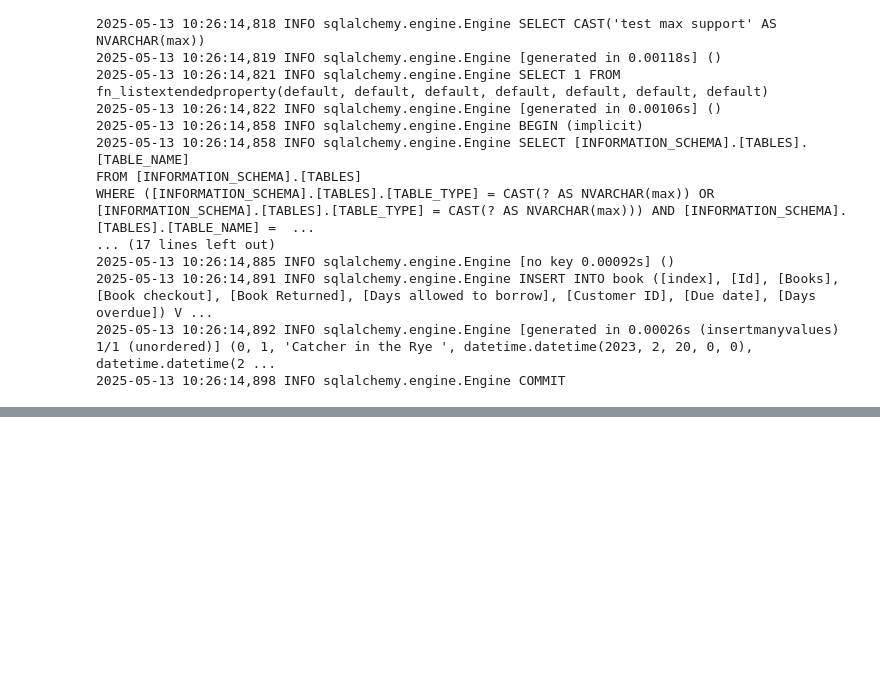
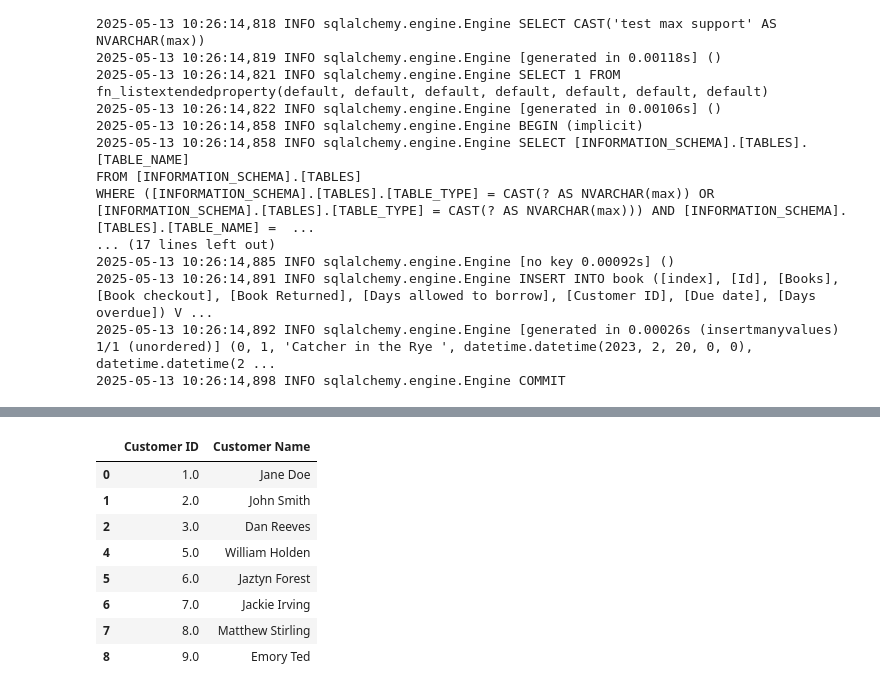
Before and after one commit to craha/DE5-M5, a Jupyter notebook: datacleaner.ipynb, the cells around one changed output, grey strips where cells are left out. Drawn from its saved outputs; the diff is of its cells as text; code cells hidden in the pictures; blank space fills up the shorter version.

```diff
--- a/datacleaner.ipynb
+++ b/datacleaner.ipynb
@@ -136,0 +155,15 @@ WHERE ([INFORMATION_SCHEMA].[TABLES].[TABLE_TYPE] = CAST(? AS NVARCHAR(max)) OR
+# %%
+raw_cust = pd.read_csv('Data/customer.csv')
+customer_data = raw_cust.copy()
+customer_data.dropna(inplace=True)
+display(customer_data)
+# %% [output]
+|  | Customer ID | Customer Name |
+| 0 | 1.0 | Jane Doe |
+| 1 | 2.0 | John Smith |
+| 2 | 3.0 | Dan Reeves |
+| 4 | 5.0 | William Holden |
+| 5 | 6.0 | Jaztyn Forest |
+| 6 | 7.0 | Jackie Irving |
+| 7 | 8.0 | Matthew Stirling |
+| 8 | 9.0 | Emory Ted |
```
Also changed, not shown: parts of 4 cells of this notebook, 9 other files.
